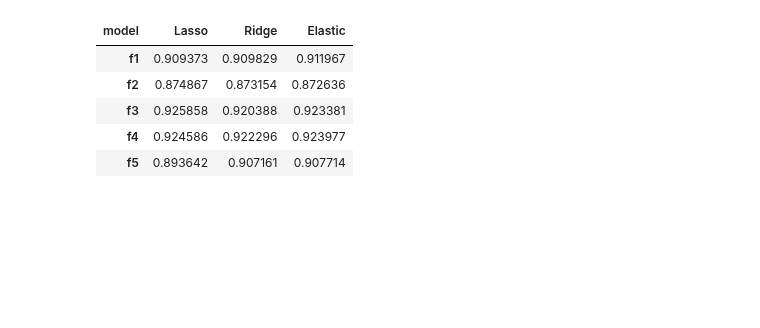
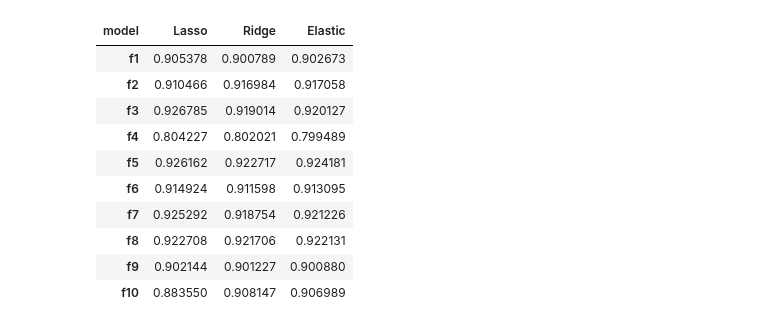
Before and after one commit to dimmediato/ML_Ames_Housing, a Jupyter notebook: Pipeline Python Final/Regression_Models.ipynb, the cells around one changed output. Drawn from its saved outputs; the diff is of its cells as text; code cells hidden in the pictures; blank space fills up the shorter version.

```diff
--- a/Pipeline Python Final/Regression_Models.ipynb
+++ b/Pipeline Python Final/Regression_Models.ipynb
@@ -86,0 +281,12 @@ param_grids = {
+# %%
+pd.set_option('display.max_rows', 500)
+scores = []
+coefficients_list = []
+fold_num = 1
+for train_index, test_index in kf.split(Ames):
+    X_train, X_test = Ames.drop(columns='SalePrice').iloc[train_index], Ames.drop(columns='SalePrice').iloc[test_index]
+    y_train, y_test = Ames['SalePrice'].iloc[train_index], Ames['SalePrice'].iloc[test_index]
+    results = pipeline1.fit(X_train, y_train)
+    scores.append(pipeline1.score(X_test, y_test))
+average_score = np.mean(scores)
+print(f"Mean CV R² Score of Combined Model: {average_score:.4f}")
@@ -219,22 +605,32 @@ array([0.91196708, 0.87263632, 0.92338093, 0.92397683, 0.9077143 ])
 # %%
-data = {
+data_tuned = {
     'model':['Lasso','Ridge','Elastic'],
-    'f1':[0.9093727876966461, 0.9098290492811345, 0.9119670844573525],
-    'f2':[0.8748666023508613, 0.8731539970774973, 0.8726363157652891],
-    'f3':[0.9258579600998814, 0.9203881965426145, 0.9233809276492131],
-    'f4':[0.92458565701356, 0.9222958843882287, 0.9239768323597367],
-    'f5':[0.8936416556174523, 0.9071610829382291, 0.9077143045185327]
+    'f1':[0.90537786, 0.90078921, 0.90267318],
+    'f2':[0.91046619, 0.91698422, 0.9170576],
+    'f3':[0.92678537, 0.91901364, 0.92012657],
+    'f4':[0.80422672, 0.80202104, 0.79948857],
+    'f5':[0.9261622, 0.92271731, 0.92418122],
+    'f6':[0.91492418, 0.91159812, 0.91309546],
+    'f7':[0.92529224, 0.9187542, 0.92122581],
+    'f8':[0.92270779, 0.92170551, 0.92213076],
+    'f9':[0.90214356, 0.90122685, 0.90087988],
+    'f10':[0.88355019, 0.90814671, 0.90698855],
 }
 
-model_stats = pd.DataFrame(data)
-model_stats = model_stats.set_index('model').T
-model_stats
+model_stats_tuned = pd.DataFrame(data_tuned)
+model_stats_tuned = model_stats_tuned.set_index('model').T
+model_stats_tuned
 # %% [output]
 | model | Lasso | Ridge | Elastic |
-| f1 | 0.909373 | 0.909829 | 0.911967 |
-| f2 | 0.874867 | 0.873154 | 0.872636 |
-| f3 | 0.925858 | 0.920388 | 0.923381 |
-| f4 | 0.924586 | 0.922296 | 0.923977 |
-| f5 | 0.893642 | 0.907161 | 0.907714 |
+| f1 | 0.905378 | 0.900789 | 0.902673 |
+| f2 | 0.910466 | 0.916984 | 0.917058 |
+| f3 | 0.926785 | 0.919014 | 0.920127 |
+| f4 | 0.804227 | 0.802021 | 0.799489 |
+| f5 | 0.926162 | 0.922717 | 0.924181 |
+| f6 | 0.914924 | 0.911598 | 0.913095 |
+| f7 | 0.925292 | 0.918754 | 0.921226 |
+| f8 | 0.922708 | 0.921706 | 0.922131 |
+| f9 | 0.902144 | 0.901227 | 0.900880 |
+| f10 | 0.883550 | 0.908147 | 0.906989 |
 # %%
 import seaborn as sns
```
Also changed, not shown: parts of 28 cells of this notebook, 6 other files.
